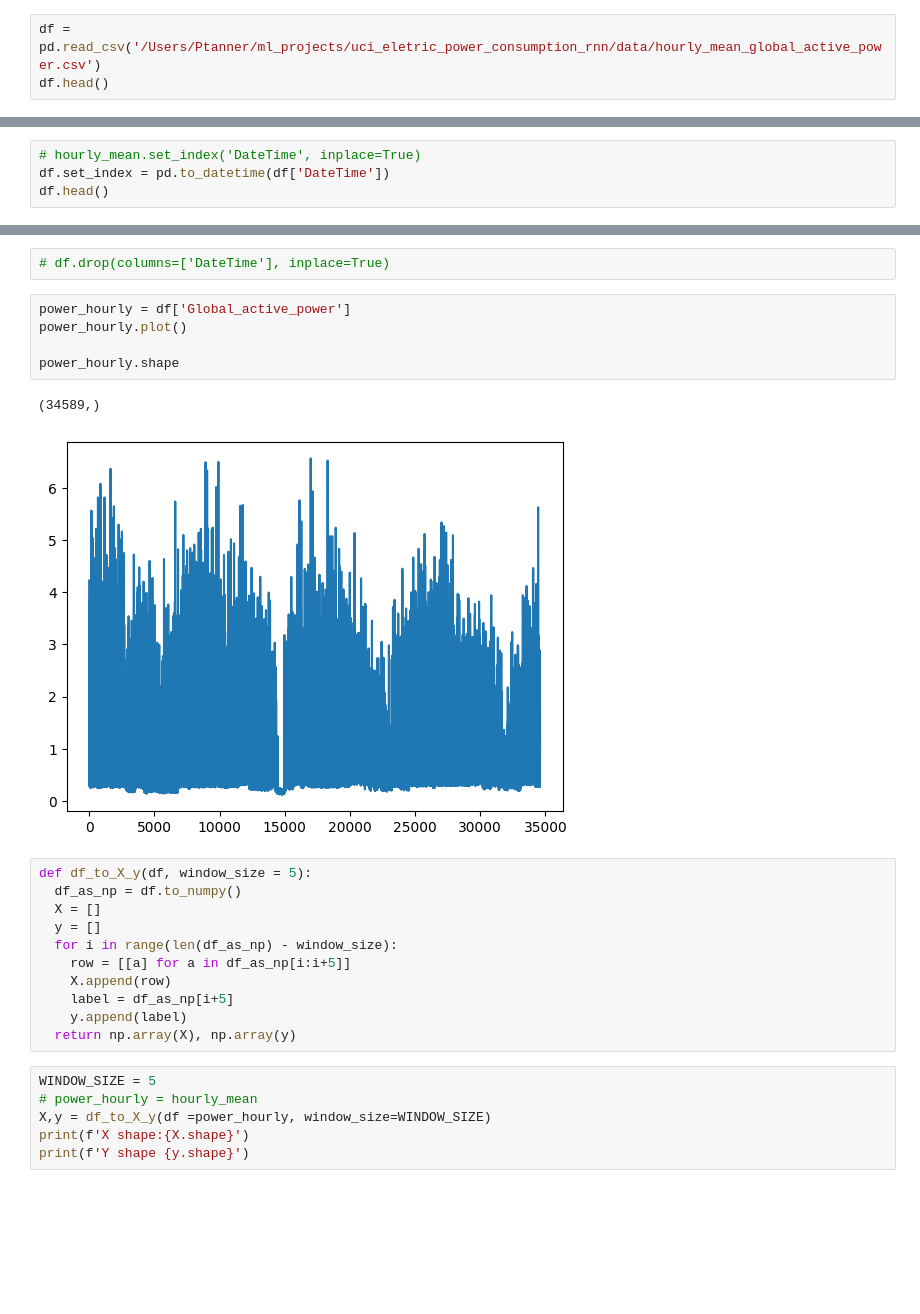
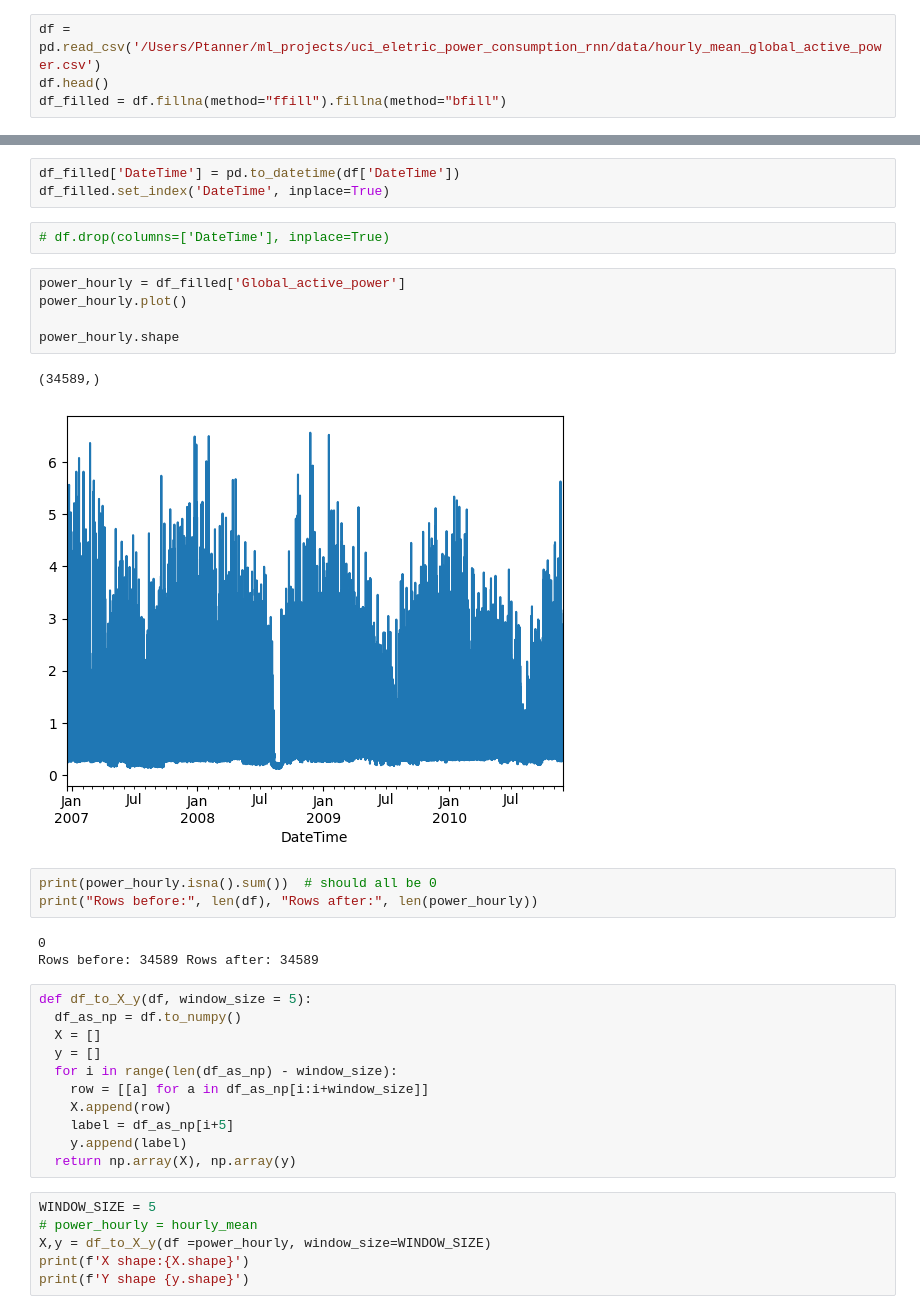
Before and after one commit to ptanner925/uci_eletric_power_consumption_rnn, a Jupyter notebook: models/model_dev.ipynb, the cells around one changed output, grey strips where cells are left out. Cells and saved outputs as stored; diff of their text form; blank space fills up the shorter version.

```diff
--- a/models/model_dev.ipynb
+++ b/models/model_dev.ipynb
@@ -18,3 +29,4 @@ To enable the following instructions: SSE4.1 SSE4.2, in other operations, rebuil
 # %%
 df = pd.read_csv('/Users/Ptanner/ml_projects/uci_eletric_power_consumption_rnn/data/hourly_mean_global_active_power.csv')
 df.head()
+df_filled = df.fillna(method="ffill").fillna(method="bfill")
@@ -28,4 +32,0 @@ df.head()
-# %%
-# hourly_mean.set_index('DateTime', inplace=True)
-df.set_index = pd.to_datetime(df['DateTime'])
-df.head()
@@ -39,20 +33,29 @@ df.head()
+# %%
+df_filled['DateTime'] = pd.to_datetime(df['DateTime'])
+df_filled.set_index('DateTime', inplace=True)
 # %%
 # df.drop(columns=['DateTime'], inplace=True)
 # %%
-power_hourly = df['Global_active_power']
+power_hourly = df_filled['Global_active_power']
 power_hourly.plot()
 
 power_hourly.shape
 # %% [output]
 (34589,)
-[figure, old version]
+[figure, new version]
+# %%
+print(power_hourly.isna().sum())  # should all be 0
+print("Rows before:", len(df), "Rows after:", len(power_hourly))
+# %% [output]
+0
+Rows before: 34589 Rows after: 34589
 # %%
 def df_to_X_y(df, window_size = 5):
   df_as_np = df.to_numpy()
   X = []
   y = []
   for i in range(len(df_as_np) - window_size):
-    row = [[a] for a in df_as_np[i:i+5]]
+    row = [[a] for a in df_as_np[i:i+window_size]]
     X.append(row)
     label = df_as_np[i+5]
     y.append(label)
```
Also changed, not shown: parts of 16 cells of this notebook, 3 other files.
